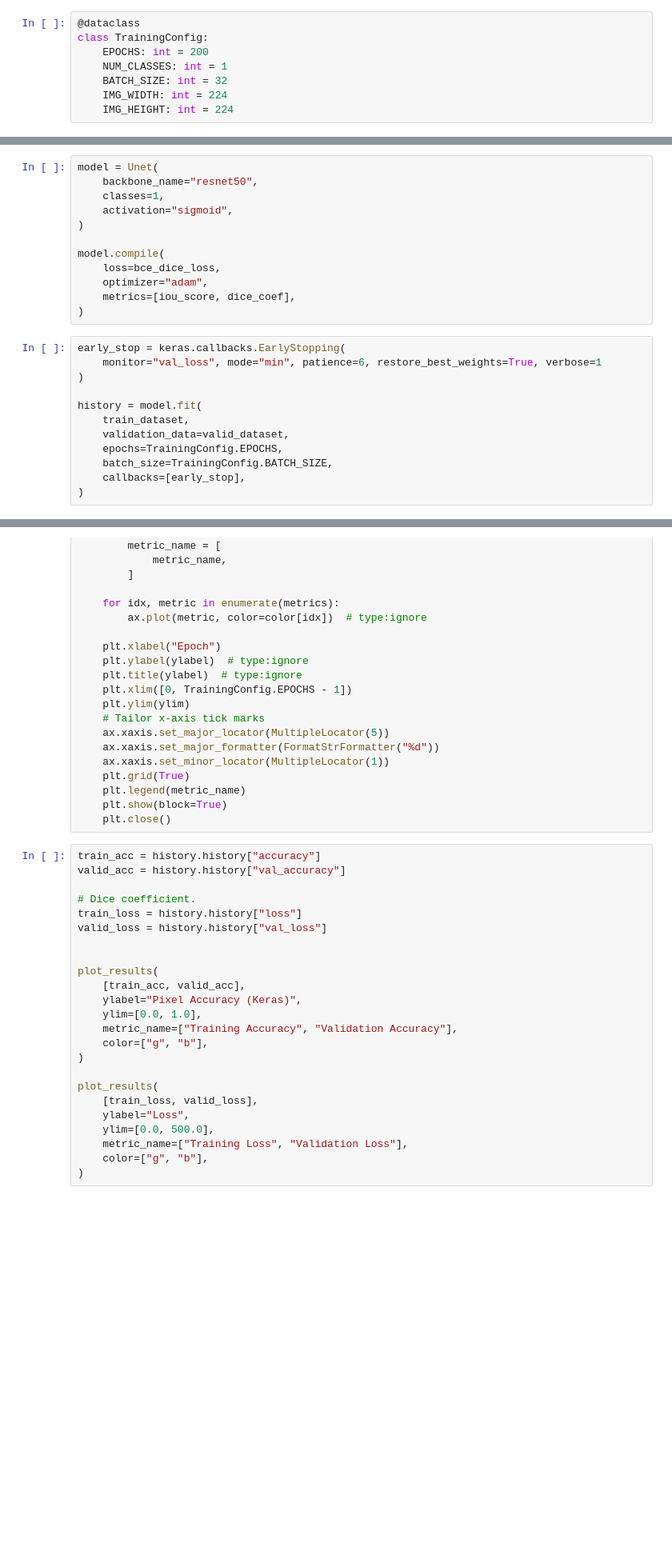
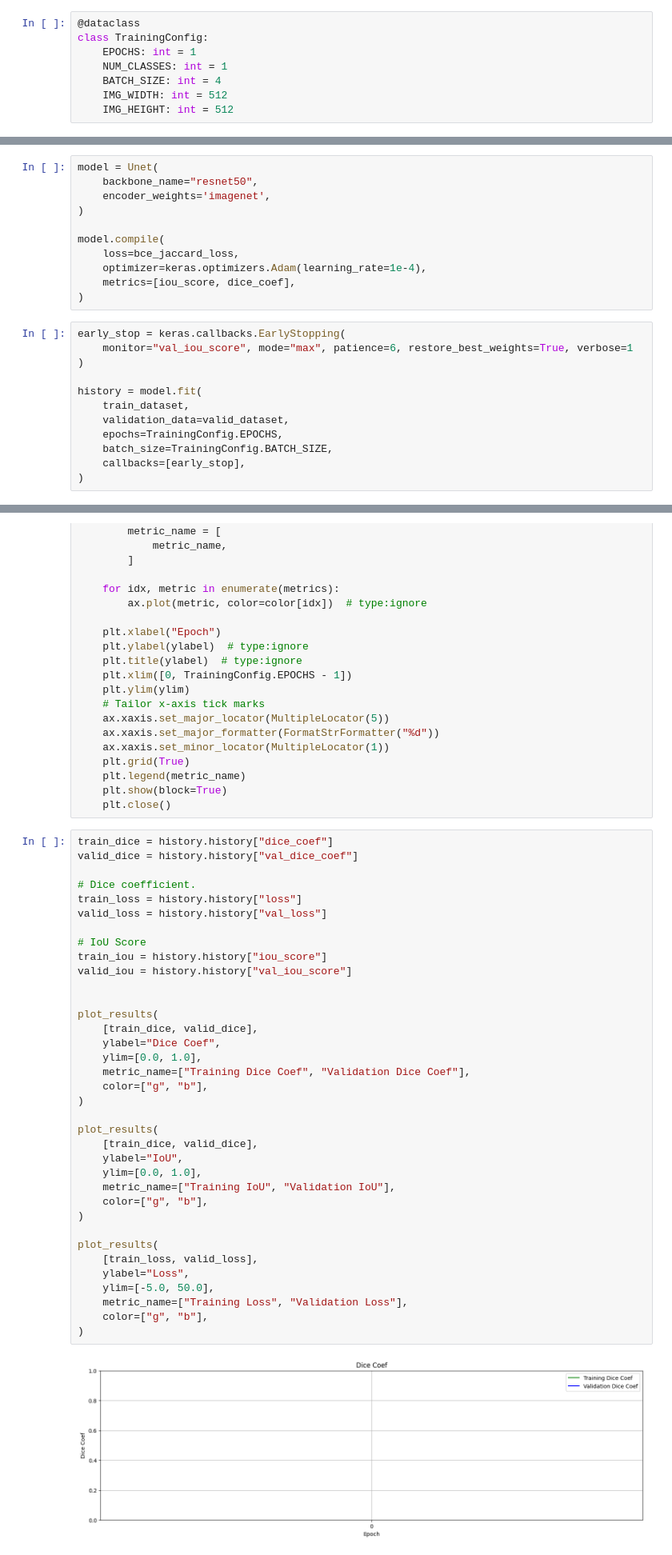
Before and after one commit to jmanuelc87/lung-segmentation-lidc-idri, a Jupyter notebook: notebooks/lidc-idri-segmentation.ipynb, the cells around one changed output, grey strips where cells are left out. Shown at 80% size. Drawn from its saved outputs; the diff is of its cells as text; blank space fills up the shorter version.

Commit message:
Usage of imagenet weigths.

```diff
--- a/notebooks/lidc-idri-segmentation.ipynb
+++ b/notebooks/lidc-idri-segmentation.ipynb
@@ -48,11 +54,11 @@ DatasetDict({
 # %%
 @dataclass
 class TrainingConfig:
-    EPOCHS: int = 200
+    EPOCHS: int = 1
     NUM_CLASSES: int = 1
-    BATCH_SIZE: int = 32
-    IMG_WIDTH: int = 224
-    IMG_HEIGHT: int = 224
+    BATCH_SIZE: int = 4
+    IMG_WIDTH: int = 512
+    IMG_HEIGHT: int = 512
 # %% [markdown]
 ## Visualization
 
@@ -244,18 +245,17 @@ def dice_coef(y_true, y_pred):
 # %%
 model = Unet(
     backbone_name="resnet50",
-    classes=1,
-    activation="sigmoid",
+    encoder_weights='imagenet',
 )
 
 model.compile(
-    loss=bce_dice_loss,
-    optimizer="adam",
+    loss=bce_jaccard_loss,
+    optimizer=keras.optimizers.Adam(learning_rate=1e-4),
     metrics=[iou_score, dice_coef],
 )
 # %%
 early_stop = keras.callbacks.EarlyStopping(
-    monitor="val_loss", mode="min", patience=6, restore_best_weights=True, verbose=1
+    monitor="val_iou_score", mode="max", patience=6, restore_best_weights=True, verbose=1
 )
 
 history = model.fit(
@@ -300,26 +299,40 @@ def plot_results(metrics, ylabel=None, ylim=None, metric_name=None, color=None):
     plt.show(block=True)
     plt.close()
 # %%
-train_acc = history.history["accuracy"]
-valid_acc = history.history["val_accuracy"]
+train_dice = history.history["dice_coef"]
+valid_dice = history.history["val_dice_coef"]
 
 # Dice coefficient.
 train_loss = history.history["loss"]
 valid_loss = history.history["val_loss"]
 
+# IoU Score
+train_iou = history.history["iou_score"]
+valid_iou = history.history["val_iou_score"]
+
 
 plot_results(
-    [train_acc, valid_acc],
-    ylabel="Pixel Accuracy (Keras)",
+    [train_dice, valid_dice],
+    ylabel="Dice Coef",
     ylim=[0.0, 1.0],
-    metric_name=["Training Accuracy", "Validation Accuracy"],
+    metric_name=["Training Dice Coef", "Validation Dice Coef"],
+    color=["g", "b"],
+)
+
+plot_results(
+    [train_dice, valid_dice],
+    ylabel="IoU",
+    ylim=[0.0, 1.0],
+    metric_name=["Training IoU", "Validation IoU"],
     color=["g", "b"],
 )
 
 plot_results(
     [train_loss, valid_loss],
     ylabel="Loss",
-    ylim=[0.0, 500.0],
+    ylim=[-5.0, 50.0],
     metric_name=["Training Loss", "Validation Loss"],
     color=["g", "b"],
 )
+# %% [output]
+[figure, added]
```
Also changed, not shown: parts of 10 cells of this notebook.
